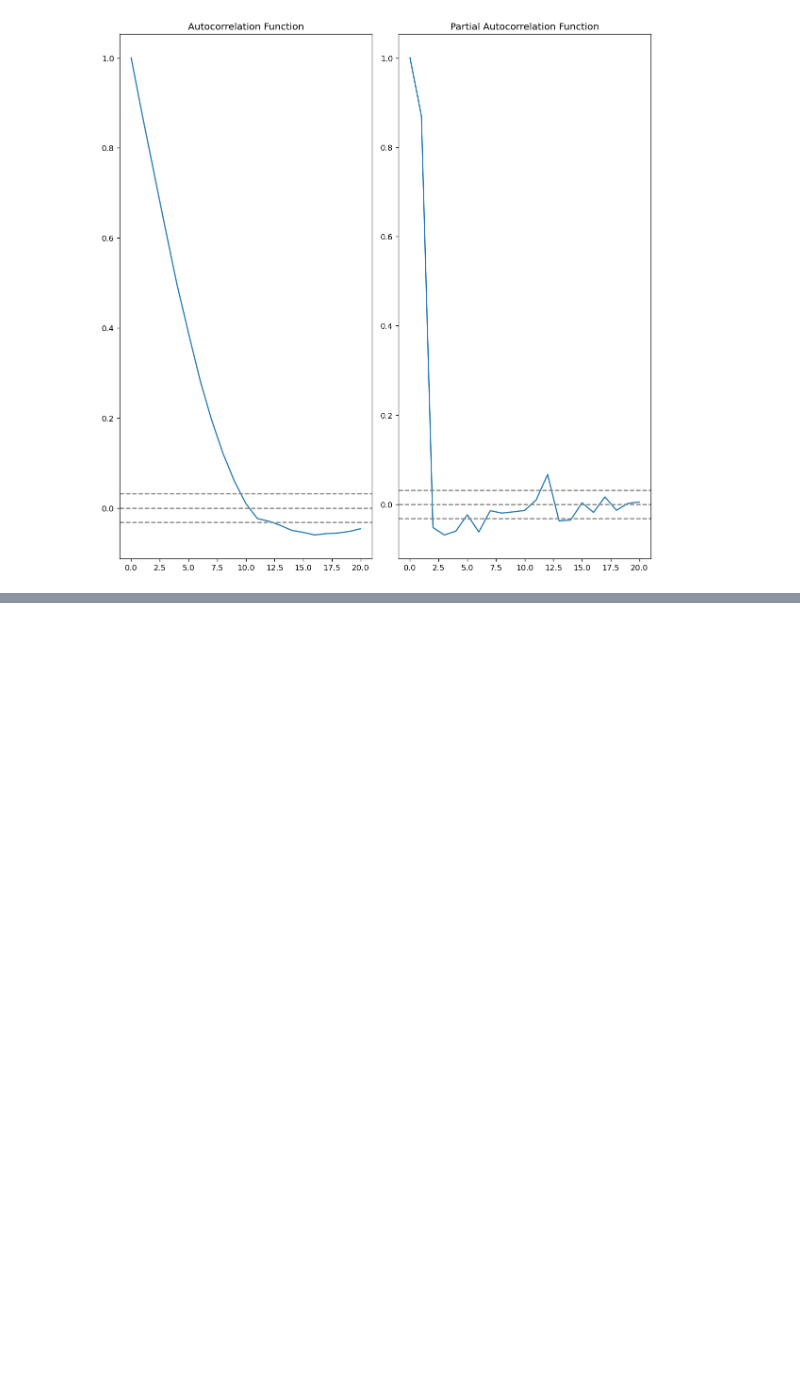
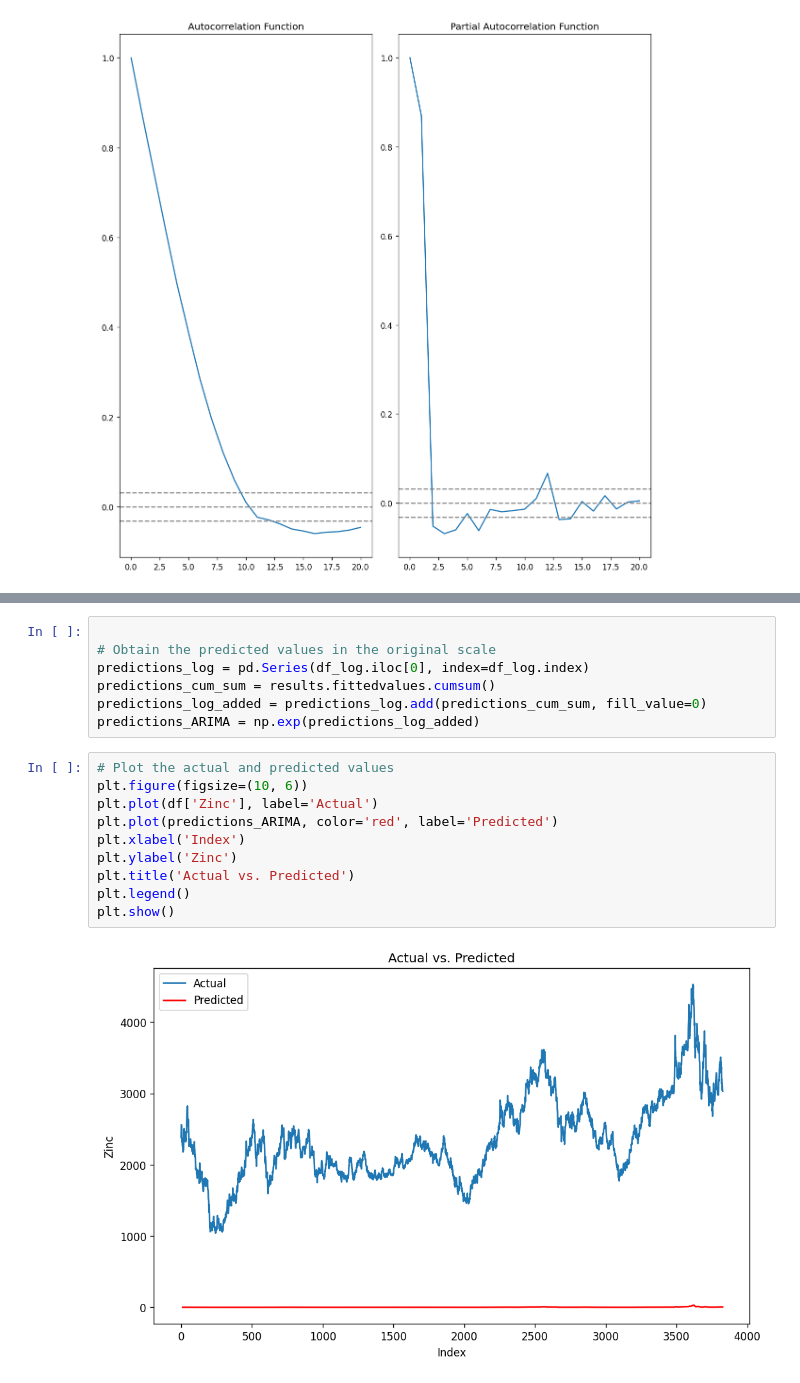
Before and after one commit to bilge-akar/zinc-prices, a Jupyter notebook: zinc_ipynb.ipynb, the cells around one changed output, grey strips where cells are left out. Drawn from its saved outputs; the diff is of its cells as text; blank space fills up the shorter version.

```diff
--- a/zinc_ipynb.ipynb
+++ b/zinc_ipynb.ipynb
@@ -258,0 +276,19 @@ plot_pacf(df_log_diff['Zinc'].tolist(), lags=50, ax=axes[1])
+# %%
+
+# Obtain the predicted values in the original scale
+predictions_log = pd.Series(df_log.iloc[0], index=df_log.index)
+predictions_cum_sum = results.fittedvalues.cumsum()
+predictions_log_added = predictions_log.add(predictions_cum_sum, fill_value=0)
+predictions_ARIMA = np.exp(predictions_log_added)
+# %%
+# Plot the actual and predicted values
+plt.figure(figsize=(10, 6))
+plt.plot(df['Zinc'], label='Actual')
+plt.plot(predictions_ARIMA, color='red', label='Predicted')
+plt.xlabel('Index')
+plt.ylabel('Zinc')
+plt.title('Actual vs. Predicted')
+plt.legend()
+plt.show()
+# %% [output]
+[figure, added]
```
Also changed, not shown: parts of 11 cells of this notebook, 1 other file.
